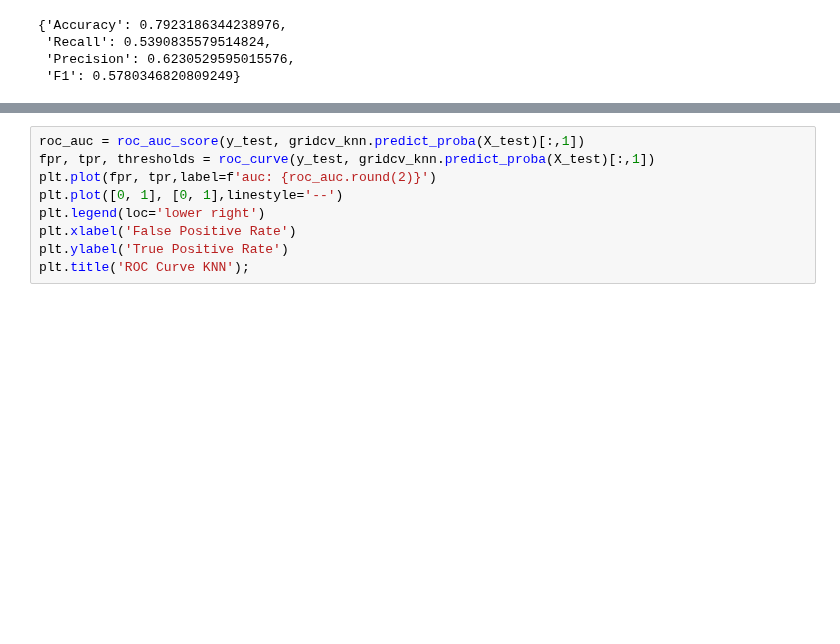
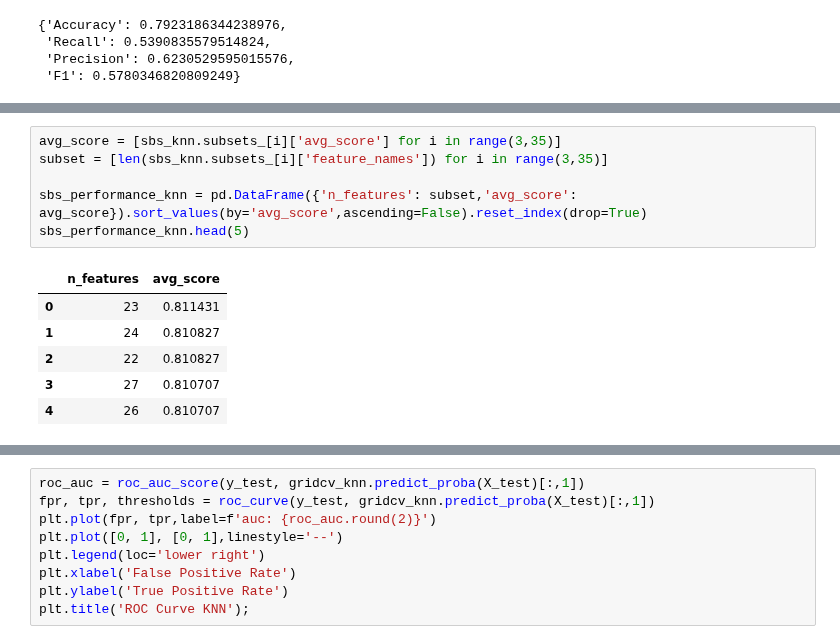
Before and after one commit to emsif84/churn_prediction, a Jupyter notebook: churn_prediction.ipynb, the cells around one changed output, grey strips where cells are left out. Drawn from its saved outputs; the diff is of its cells as text; blank space fills up the shorter version.

```diff
--- a/churn_prediction.ipynb
+++ b/churn_prediction.ipynb
@@ -477,0 +501,13 @@ metrics_knn_unbalanced
+# %%
+avg_score = [sbs_knn.subsets_[i]['avg_score'] for i in range(3,35)]
+subset = [len(sbs_knn.subsets_[i]['feature_names']) for i in range(3,35)]
+
+sbs_performance_knn = pd.DataFrame({'n_features': subset,'avg_score': avg_score}).sort_values(by='avg_score',ascending=False).reset_index(drop=True)
+sbs_performance_knn.head(5)
+# %% [output]
+|  | n_features | avg_score |
+| 0 | 23 | 0.811431 |
+| 1 | 24 | 0.810827 |
+| 2 | 22 | 0.810827 |
+| 3 | 27 | 0.810707 |
+| 4 | 26 | 0.810707 |
```
Also changed, not shown: parts of 18 cells of this notebook.
